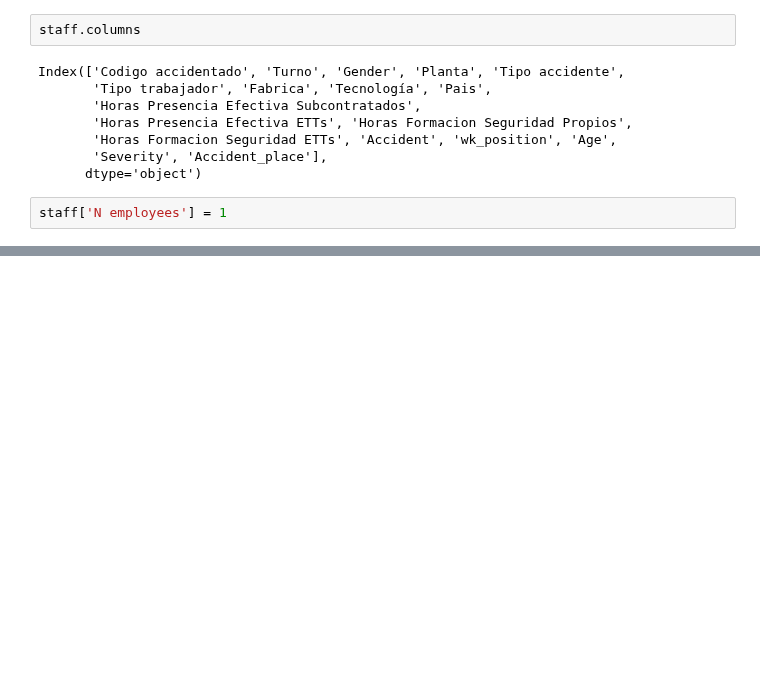
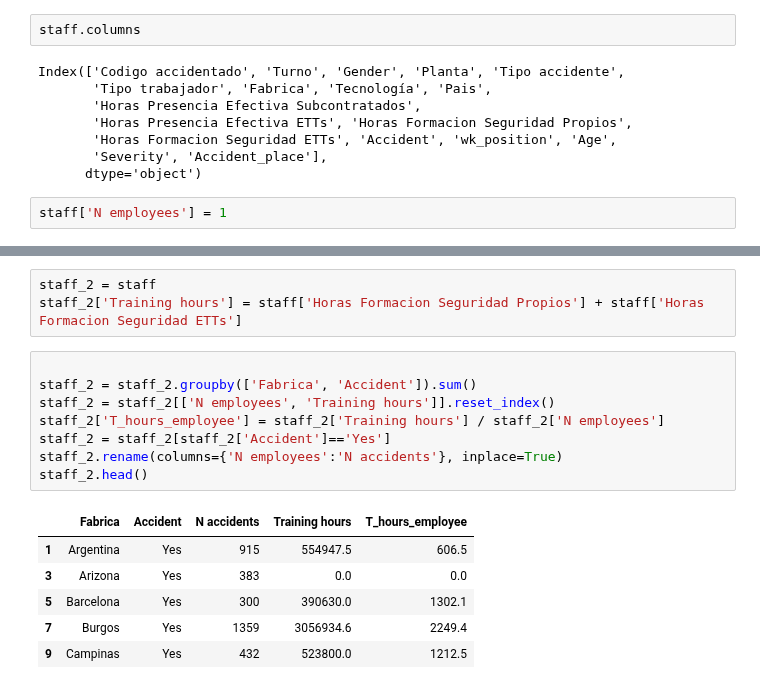
Before and after one commit to sarasabino/Accident_Rate_Project, a Jupyter notebook: Src/Notebooks/02_1_Exploratory_final_data.ipynb, the cells around one changed output, grey strips where cells are left out. Drawn from its saved outputs; the diff is of its cells as text; blank space fills up the shorter version.

```diff
--- a/Src/Notebooks/02_1_Exploratory_final_data.ipynb
+++ b/Src/Notebooks/02_1_Exploratory_final_data.ipynb
@@ -121,0 +237,18 @@ n_employees
+# %%
+staff_2 = staff
+staff_2['Training hours'] = staff['Horas Formacion Seguridad Propios'] + staff['Horas Formacion Seguridad ETTs']
+# %%
+
+staff_2 = staff_2.groupby(['Fabrica', 'Accident']).sum()
+staff_2 = staff_2[['N employees', 'Training hours']].reset_index()
+staff_2['T_hours_employee'] = staff_2['Training hours'] / staff_2['N employees']
+staff_2 = staff_2[staff_2['Accident']=='Yes']
+staff_2.rename(columns={'N employees':'N accidents'}, inplace=True)
+staff_2.head()
+# %% [output]
+|  | Fabrica | Accident | N accidents | Training hours | T_hours_employee |
+| 1 | Argentina | Yes | 915 | 554947.5 | 606.5 |
+| 3 | Arizona | Yes | 383 | 0.0 | 0.0 |
+| 5 | Barcelona | Yes | 300 | 390630.0 | 1302.1 |
+| 7 | Burgos | Yes | 1359 | 3056934.6 | 2249.4 |
+| 9 | Campinas | Yes | 432 | 523800.0 | 1212.5 |
```
Also changed, not shown: parts of 40 cells of this notebook.
